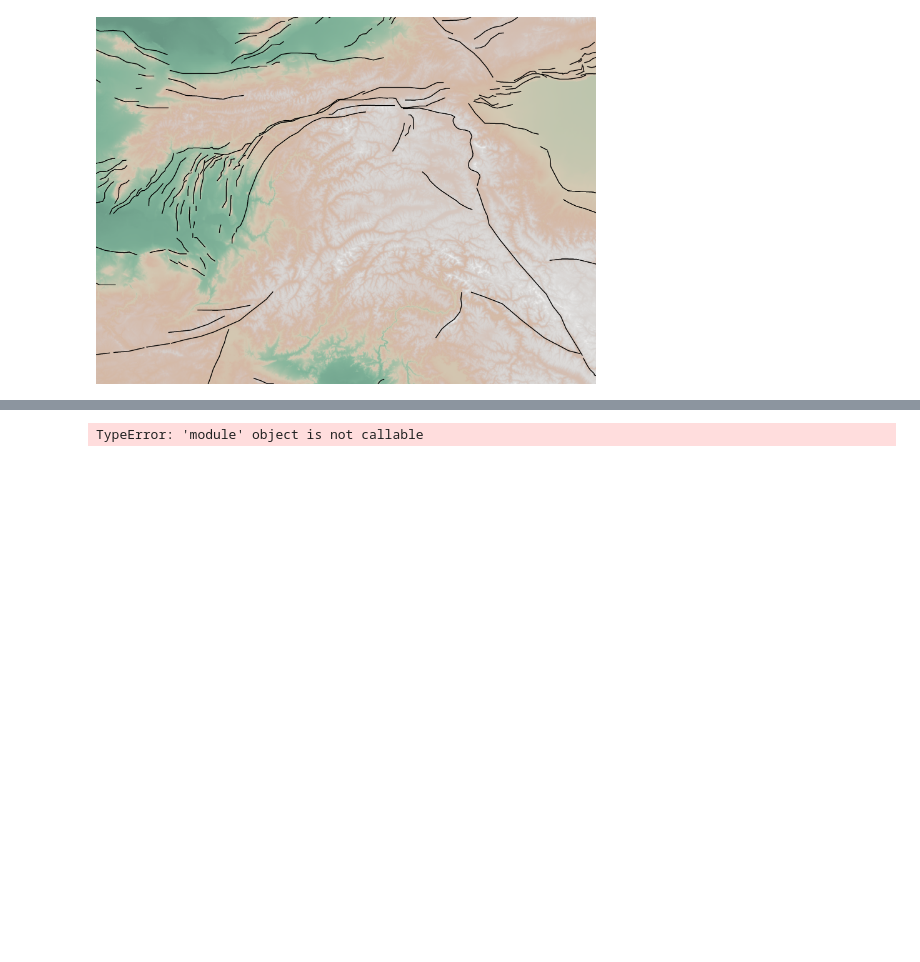
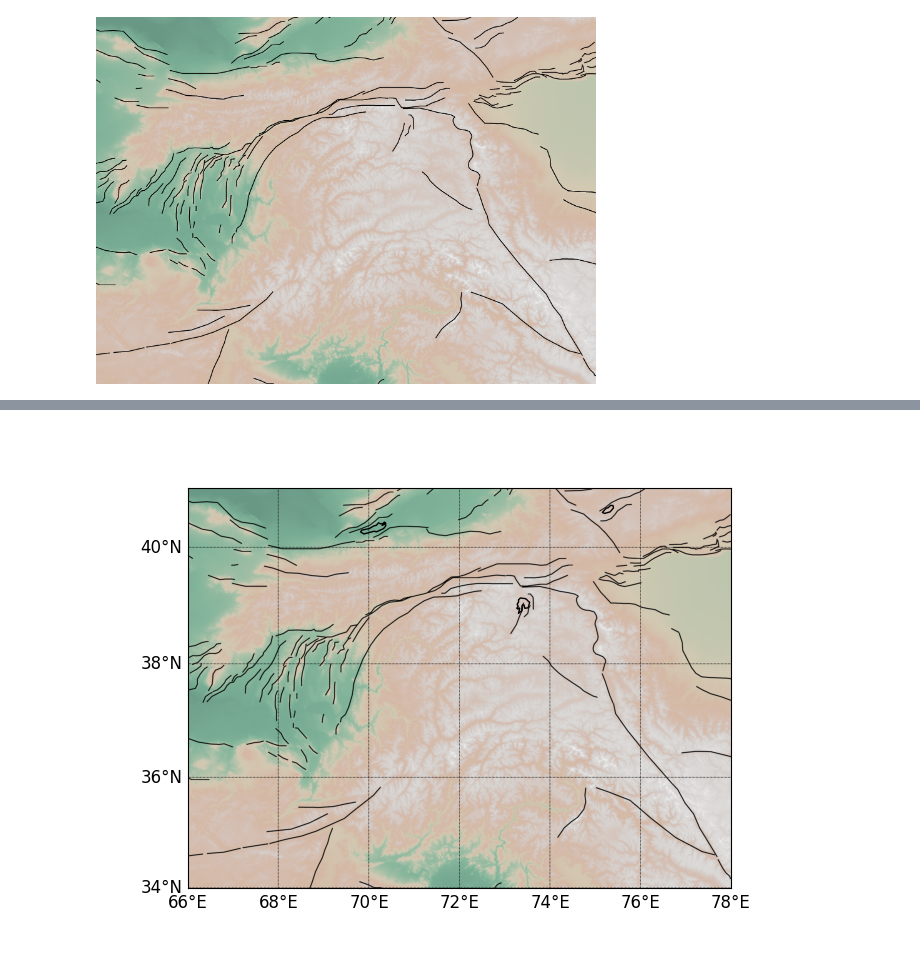
Before and after one commit to chelle0425/IntPyGMT, a Jupyter notebook: demo_Hindu_Kush/test.ipynb, the cells around one changed output, grey strips where cells are left out. Cells and saved outputs as stored; diff of their text form; code cells hidden in the pictures; blank space fills up the shorter version.

```diff
--- a/demo_Hindu_Kush/test.ipynb
+++ b/demo_Hindu_Kush/test.ipynb
@@ -57,5 +55,5 @@ ValueError: numpy.dtype size changed, may indicate binary incompatibility. Expec
 # %%
 grid_freq = 2
-IntPyGMT_overlay("test.png", llcrnrlat, urcrnrlat, llcrnrlon, urcrnrlon, grid_freq)
+interactive_pygmt("test.png", llcrnrlat, urcrnrlat, llcrnrlon, urcrnrlon, grid_freq)
 # %% [output]
-TypeError: 'module' object is not callable
+[figure, added]
```
Also changed, not shown: parts of 2 cells of this notebook.
